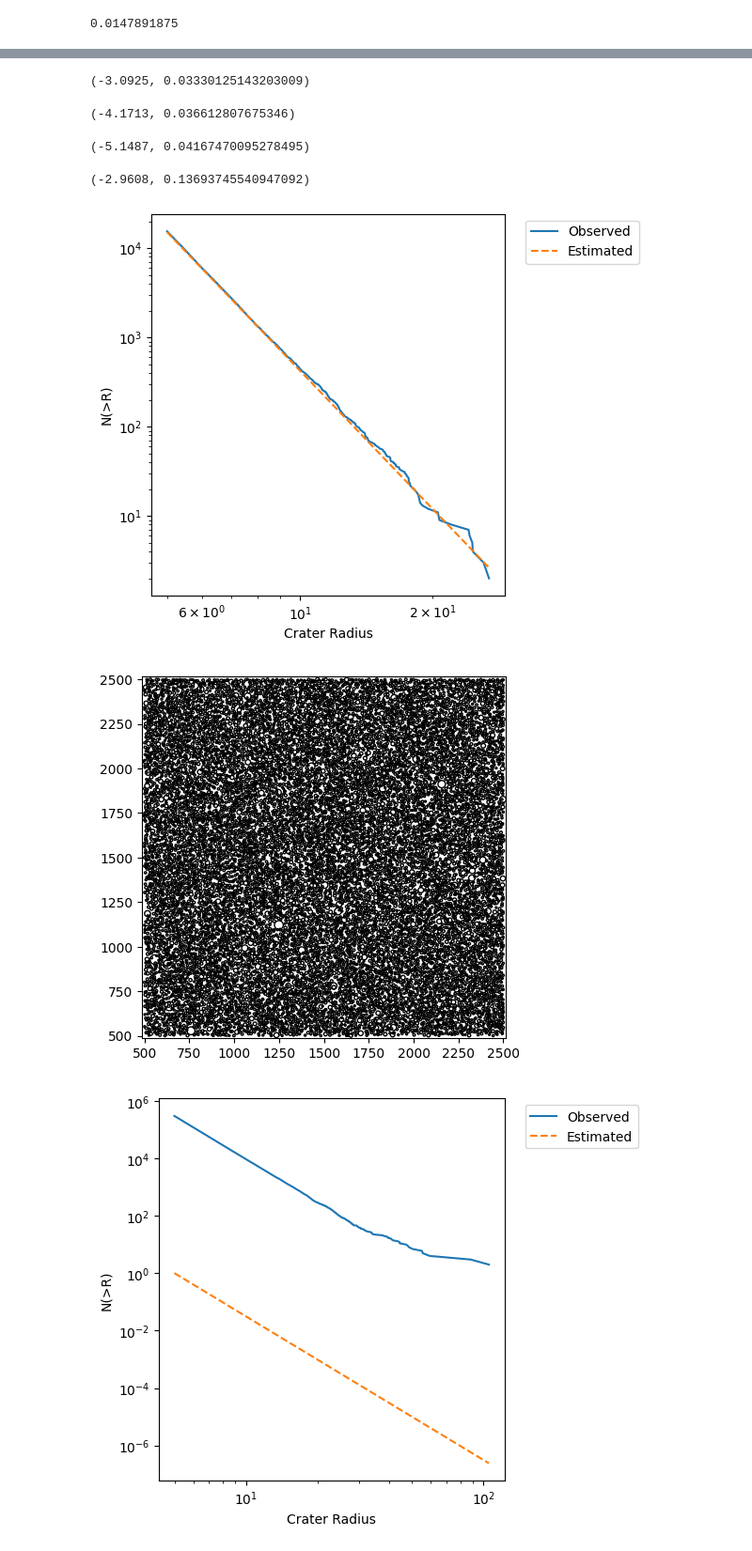
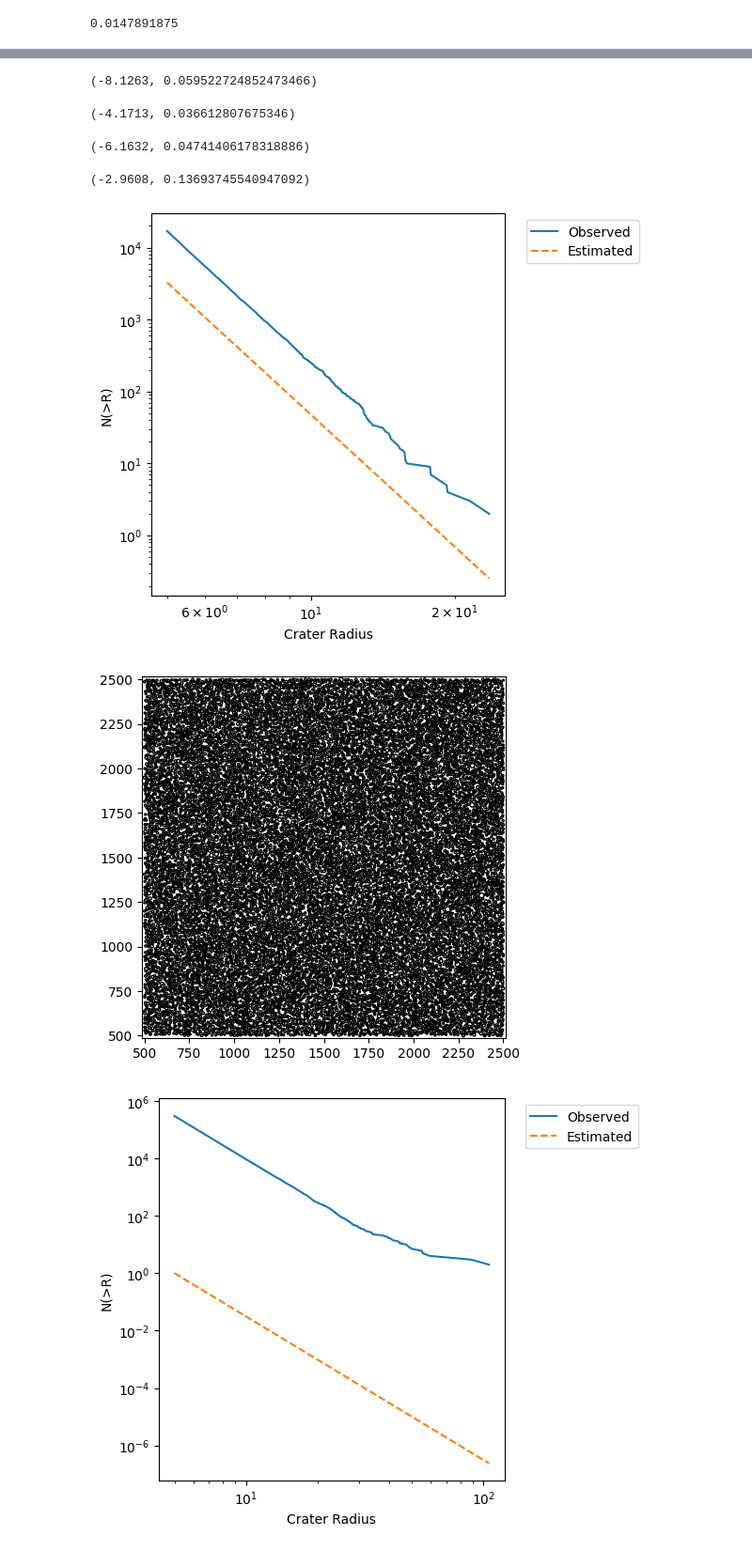
Before and after one commit to seanmason/saturation, a Jupyter notebook: notebooks/thesis/Chapter4/PointInTimePlots.ipynb, the cells around one changed output, grey strips where cells are left out. Shown at 94% size. Drawn from its saved outputs; the diff is of its cells as text; code cells hidden in the pictures.

```diff
--- a/notebooks/thesis/Chapter4/PointInTimePlots.ipynb
+++ b/notebooks/thesis/Chapter4/PointInTimePlots.ipynb
@@ -379,12 +564,12 @@ state_1_3000000 = get_state_at_time(
 # %%
-state = state_1_3000000
+state = state_6_30000000
 estimate_cumulative_slope(state.radius * 2,
                           state.radius.min() * 2,
                           state.radius.max() * 2,
                           min_search_slope=0.0,
                           max_search_slope=10.0)
 # %% [output]
-(-3.0925, 0.03330125143203009)
+(-8.1263, 0.059522724852473466)
 # %%
 state = state_2_3000000
 estimate_cumulative_slope(state.radius * 2,
@@ -395,14 +580,14 @@ estimate_cumulative_slope(state.radius * 2,
 # %% [output]
 (-4.1713, 0.036612807675346)
 # %%
-state = state_3_3000000
+state = state_4_30000000
 estimate_cumulative_slope(state.radius * 2,
                           state.radius.min() * 2,
                           state.radius.max() * 2,
                           min_search_slope=0.0,
                           max_search_slope=10.0)
 # %% [output]
-(-5.1487, 0.04167470095278495)
+(-6.1632, 0.04741406178318886)
 # %%
 state = state_8296_500
 estimate_cumulative_slope(state.radius * 2,
@@ -413,14 +598,14 @@ estimate_cumulative_slope(state.radius * 2,
 # %% [output]
 (-2.9608, 0.13693745540947092)
 # %%
-slope = 5.15
-plot_sfds(state_3_3000000, slope, intercept=6e7)
+slope = 6.1
+plot_sfds(state_4_30000000, slope, intercept=6e7)
 # %% [output]
-[figure, old version]
+[figure, new version]
 # %%
-plot_terrain(state_3_3000000)
+plot_terrain(state_6_30000000)
 # %% [output]
-[figure, old version]
+[figure, new version]
 # %%
 craters_arrays = []
 for x in range(100000, 3000001, 100000):
```
Also changed, not shown: parts of 20 cells of this notebook, 5 other files.
